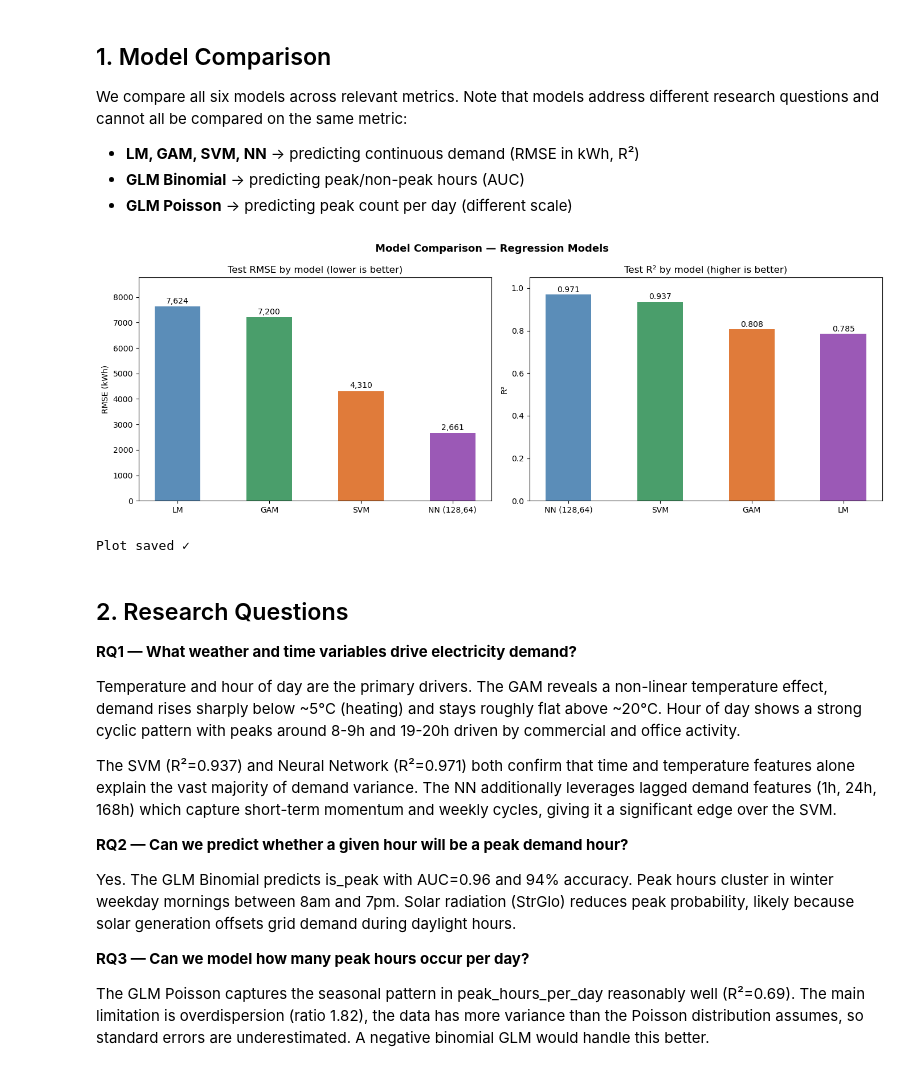
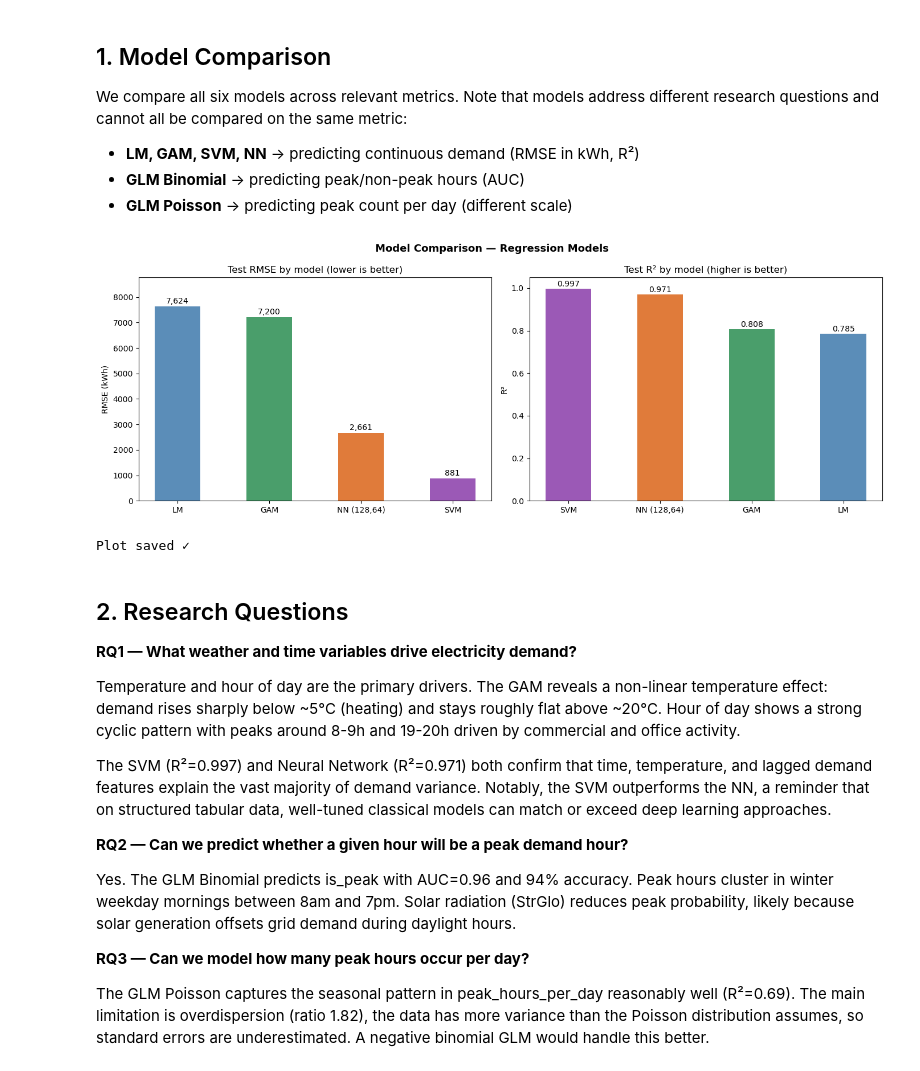
Before and after one commit to EllieTheAnalyst/ml1-electricity-demand-zurich, a Jupyter notebook: notebooks/09_conclusions.ipynb, the cells around one changed output. Cells and saved outputs as stored; diff of their text form; code cells hidden in the pictures.

Commit message:
Update SVM & NN with lag features, fix model comparison, update conclusions

```diff
--- a/notebooks/09_conclusions.ipynb
+++ b/notebooks/09_conclusions.ipynb
@@ -48,48 +48,51 @@ different research questions and cannot all be compared on the same metric:
 - **GLM Binomial** → predicting peak/non-peak hours (AUC)
 - **GLM Poisson** → predicting peak count per day (different scale)
 # %%
-os.makedirs('../outputs/figures/09_conclusions', exist_ok=True)
-
 # ── Regression models only (comparable on RMSE) ───────────────────────────────
 reg = df[df['model'].isin(['LM', 'GAM', 'SVM', 'NN (128,64)'])].copy()
 reg = reg.sort_values('rmse', ascending=False).reset_index(drop=True)
 reg.columns = ['Model', 'RMSE (kWh)', 'MAE (kWh)', 'R²', 'AUC']
 
+# Assign consistent colours per model
+color_map = {
+    'LM':         '#5b8db8',
+    'GAM':        '#4a9e6b',
+    'NN (128,64)':'#e07b3a',
+    'SVM':        '#9b59b6'
+}
+
 fig, axes = plt.subplots(1, 2, figsize=(14, 5))
 fig.suptitle('Model Comparison — Regression Models',
              fontsize=13, fontweight='bold')
 
-# Colour your models differently to highlight contribution
-colors = ['#5b8db8', '#4a9e6b', '#e07b3a', '#9b59b6']
-
 # ── Panel 1: RMSE ─────────────────────────────────────────────────────────────
-bars = axes[0].bar(reg['Model'], reg['RMSE (kWh)'],
-                   color=colors, width=0.5)
+colors_rmse = [color_map[m] for m in reg['Model']]
+axes[0].bar(reg['Model'], reg['RMSE (kWh)'], color=colors_rmse, width=0.5)
 for i, v in enumerate(reg['RMSE (kWh)']):
     axes[0].text(i, v + 50, f'{v:,.0f}',
                  ha='center', va='bottom', fontsize=10)
 axes[0].set_ylabel('RMSE (kWh)')
 axes[0].set_title('Test RMSE by model (lower is better)')
 axes[0].set_ylim(0, reg['RMSE (kWh)'].max() * 1.15)
 
 # ── Panel 2: R² ───────────────────────────────────────────────────────────────
 reg_r2 = reg.dropna(subset=['R²']).sort_values('R²', ascending=False)
-axes[1].bar(reg_r2['Model'], reg_r2['R²'],
-            color=colors[:len(reg_r2)], width=0.5)
+colors_r2 = [color_map[m] for m in reg_r2['Model']]
+axes[1].bar(reg_r2['Model'], reg_r2['R²'], color=colors_r2, width=0.5)
 for i, v in enumerate(reg_r2['R²']):
     axes[1].text(i, v + 0.003, f'{v:.3f}',
                  ha='center', va='bottom', fontsize=10)
 axes[1].set_ylabel('R²')
 axes[1].set_title('Test R² by model (higher is better)')
 axes[1].set_ylim(0, 1.05)
 
 plt.tight_layout()
 plt.savefig('../outputs/figures/09_conclusions/model_comparison.png',
             dpi=150, bbox_inches='tight')
 plt.show()
 print("Plot saved ✓")
 # %% [output]
-[figure, old version]
+[figure, new version]
 Plot saved ✓
 # %% [markdown]
 ## 2. Research Questions
@@ -97,14 +100,14 @@ Plot saved ✓
 **RQ1 — What weather and time variables drive electricity demand?**
 
 Temperature and hour of day are the primary drivers. The GAM reveals a
-non-linear temperature effect, demand rises sharply below ~5°C (heating)
+non-linear temperature effect: demand rises sharply below ~5°C (heating)
 and stays roughly flat above ~20°C. Hour of day shows a strong cyclic pattern
 with peaks around 8-9h and 19-20h driven by commercial and office activity.
 
-The SVM (R²=0.937) and Neural Network (R²=0.971) both confirm that time and
-temperature features alone explain the vast majority of demand variance. The NN
-additionally leverages lagged demand features (1h, 24h, 168h) which capture
-short-term momentum and weekly cycles, giving it a significant edge over the SVM.
+The SVM (R²=0.997) and Neural Network (R²=0.971) both confirm that time,
+temperature, and lagged demand features explain the vast majority of demand
+variance. Notably, the SVM outperforms the NN, a reminder that on structured
+tabular data, well-tuned classical models can match or exceed deep learning approaches.
 
 **RQ2 — Can we predict whether a given hour will be a peak demand hour?**
 
```
Also changed, not shown: parts of 4 cells of this notebook, 6 other files.
